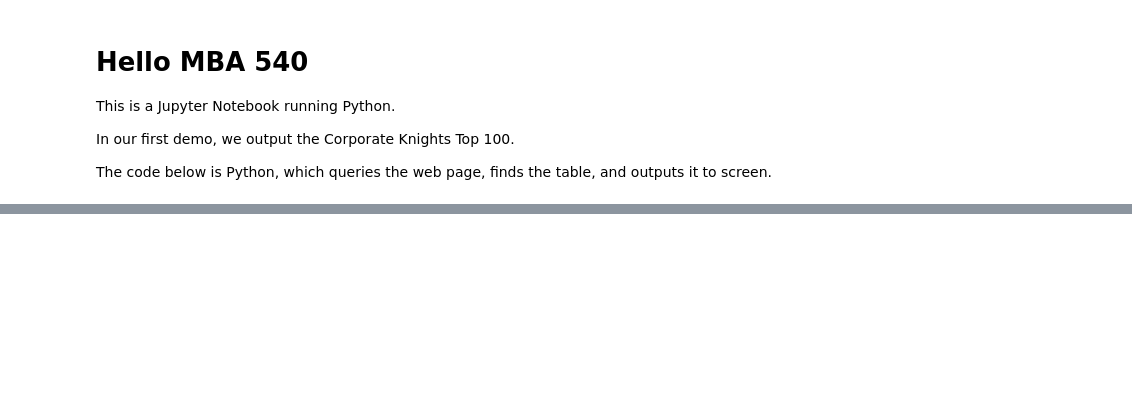
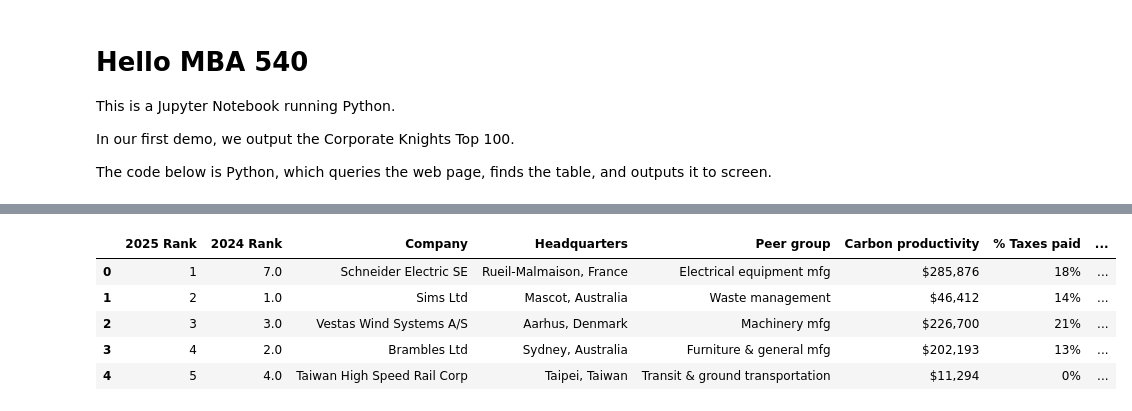
Before and after one commit to shaunluttin/stma-data-talk, a Jupyter notebook: data-talk-demo-01.ipynb, the cells around one changed output, grey strips where cells are left out. Drawn from its saved outputs; the diff is of its cells as text; code cells hidden in the pictures; blank space fills up the shorter version.

```diff
--- a/data-talk-demo-01.ipynb
+++ b/data-talk-demo-01.ipynb
@@ -43,0 +55,11 @@ tables[0]
+# %%
+# We note that the last three columns are not named... they are just empty.
+# We also note that the first column is just an incrementing number.
+tables[0].iloc[0:5, 0:13]
+# %% [output]
+|  | 2025 Rank | 2024 Rank | Company | Headquarters | Peer group | Carbon productivity | % Taxes paid | ... |
+| 0 | 1 | 7.0 | Schneider Electric SE | Rueil-Malmaison, France | Electrical equipment mfg | $285,876 | 18% | ... |
+| 1 | 2 | 1.0 | Sims Ltd | Mascot, Australia | Waste management | $46,412 | 14% | ... |
+| 2 | 3 | 3.0 | Vestas Wind Systems A/S | Aarhus, Denmark | Machinery mfg | $226,700 | 21% | ... |
+| 3 | 4 | 2.0 | Brambles Ltd | Sydney, Australia | Furniture & general mfg | $202,193 | 13% | ... |
+| 4 | 5 | 4.0 | Taiwan High Speed Rail Corp | Taipei, Taiwan | Transit & ground transportation | $11,294 | 0% | ... |
```
Also changed, not shown: parts of 6 cells of this notebook, 5 other files.
